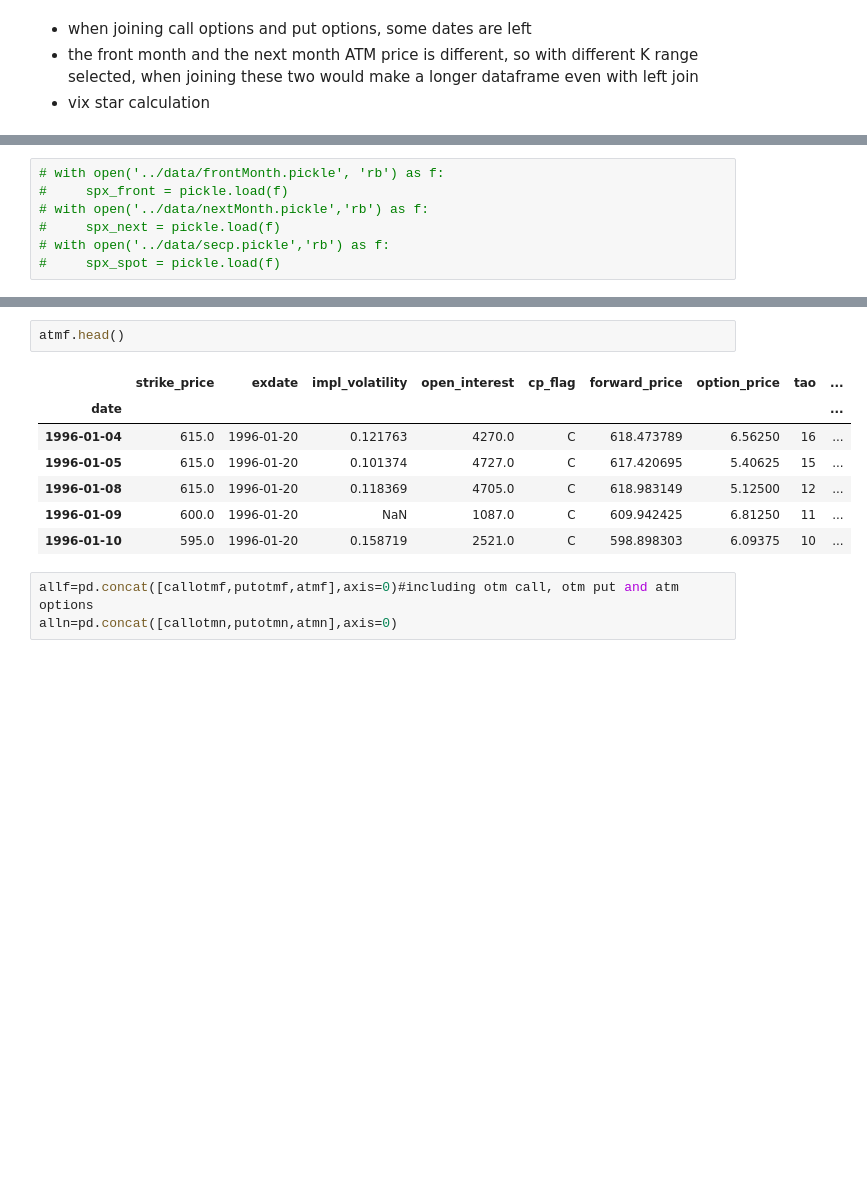
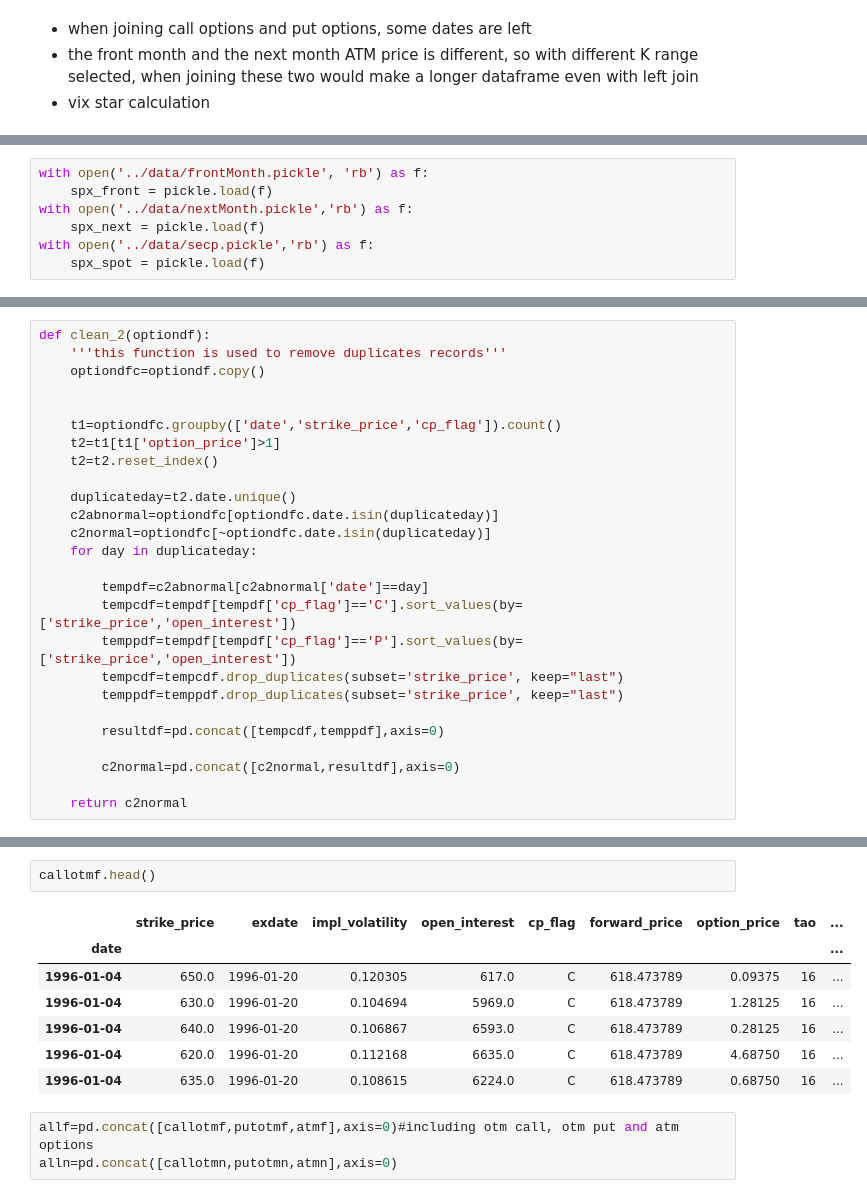
Before and after one commit to spencerljx/Volatility-Prediction, a Jupyter notebook: feature_engine.ipynb, the cells around one changed output, grey strips where cells are left out. Drawn from its saved outputs; the diff is of its cells as text; blank space fills up the shorter version.

```diff
--- a/feature_engine.ipynb
+++ b/feature_engine.ipynb
@@ -38,7 +43,7 @@ spx_dates = spx_dates[spx_dates>=pd.to_datetime('1996-07-01')]
 # %%
-# with open('../data/frontMonth.pickle', 'rb') as f:
-#     spx_front = pickle.load(f)
-# with open('../data/nextMonth.pickle','rb') as f:
-#     spx_next = pickle.load(f)
-# with open('../data/secp.pickle','rb') as f:
-#     spx_spot = pickle.load(f)
+with open('../data/frontMonth.pickle', 'rb') as f:
+    spx_front = pickle.load(f)
+with open('../data/nextMonth.pickle','rb') as f:
+    spx_next = pickle.load(f)
+with open('../data/secp.pickle','rb') as f:
+    spx_spot = pickle.load(f)
@@ -45 +91,27 @@ spx_dates = spx_dates[spx_dates>=pd.to_datetime('1996-07-01')]
+# %%
+def clean_2(optiondf):
+    '''this function is used to remove duplicates records'''
+    optiondfc=optiondf.copy()
+
+
+    t1=optiondfc.groupby(['date','strike_price','cp_flag']).count()
+    t2=t1[t1['option_price']>1]
+    t2=t2.reset_index()
+
+    duplicateday=t2.date.unique()
+    c2abnormal=optiondfc[optiondfc.date.isin(duplicateday)]
+    c2normal=optiondfc[~optiondfc.date.isin(duplicateday)]
+    for day in duplicateday:
+
+        tempdf=c2abnormal[c2abnormal['date']==day]
+        tempcdf=tempdf[tempdf['cp_flag']=='C'].sort_values(by=['strike_price','open_interest'])
+        temppdf=tempdf[tempdf['cp_flag']=='P'].sort_values(by=['strike_price','open_interest'])
+        tempcdf=tempcdf.drop_duplicates(subset='strike_price', keep="last")
+        temppdf=temppdf.drop_duplicates(subset='strike_price', keep="last")
+
+        resultdf=pd.concat([tempcdf,temppdf],axis=0)
+
+        c2normal=pd.concat([c2normal,resultdf],axis=0)
+
+    return c2normal
 # %%
@@ -126,13 +209,13 @@ See the caveats in the documentation: https://pandas.pydata.org/pandas-docs/stab
 # %%
-atmf.head()
+callotmf.head()
 # %% [output]
 |  | strike_price | exdate | impl_volatility | open_interest | cp_flag | forward_price | option_price | tao | ... |
 | date |  |  |  |  |  |  |  |  | ... |
-| 1996-01-04 | 615.0 | 1996-01-20 | 0.121763 | 4270.0 | C | 618.473789 | 6.56250 | 16 | ... |
-| 1996-01-05 | 615.0 | 1996-01-20 | 0.101374 | 4727.0 | C | 617.420695 | 5.40625 | 15 | ... |
-| 1996-01-08 | 615.0 | 1996-01-20 | 0.118369 | 4705.0 | C | 618.983149 | 5.12500 | 12 | ... |
-| 1996-01-09 | 600.0 | 1996-01-20 | NaN | 1087.0 | C | 609.942425 | 6.81250 | 11 | ... |
-| 1996-01-10 | 595.0 | 1996-01-20 | 0.158719 | 2521.0 | C | 598.898303 | 6.09375 | 10 | ... |
+| 1996-01-04 | 650.0 | 1996-01-20 | 0.120305 | 617.0 | C | 618.473789 | 0.09375 | 16 | ... |
+| 1996-01-04 | 630.0 | 1996-01-20 | 0.104694 | 5969.0 | C | 618.473789 | 1.28125 | 16 | ... |
+| 1996-01-04 | 640.0 | 1996-01-20 | 0.106867 | 6593.0 | C | 618.473789 | 0.28125 | 16 | ... |
+| 1996-01-04 | 620.0 | 1996-01-20 | 0.112168 | 6635.0 | C | 618.473789 | 4.68750 | 16 | ... |
+| 1996-01-04 | 635.0 | 1996-01-20 | 0.108615 | 6224.0 | C | 618.473789 | 0.68750 | 16 | ... |
 # %%
 allf=pd.concat([callotmf,putotmf,atmf],axis=0)#including otm call, otm put and atm options
 alln=pd.concat([callotmn,putotmn,atmn],axis=0)
```
Also changed, not shown: parts of 33 cells of this notebook.
